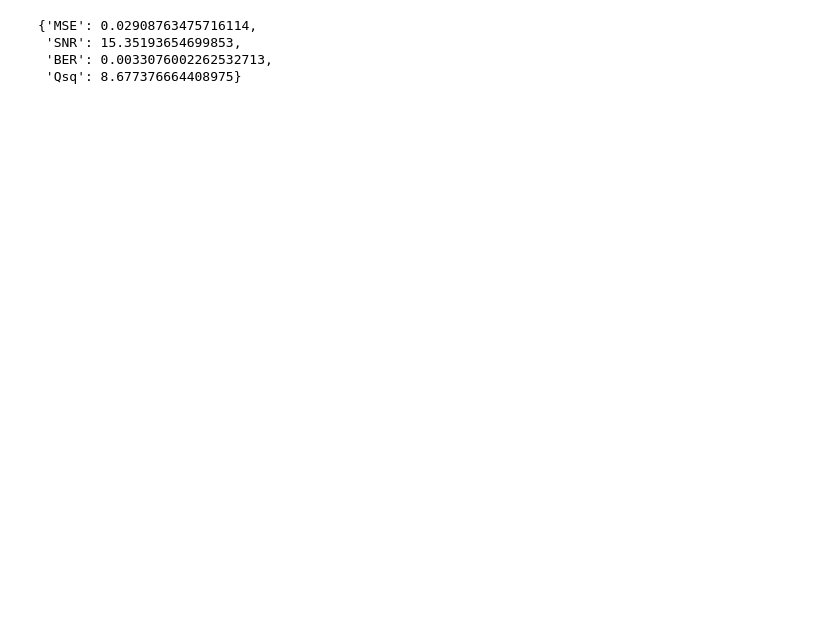
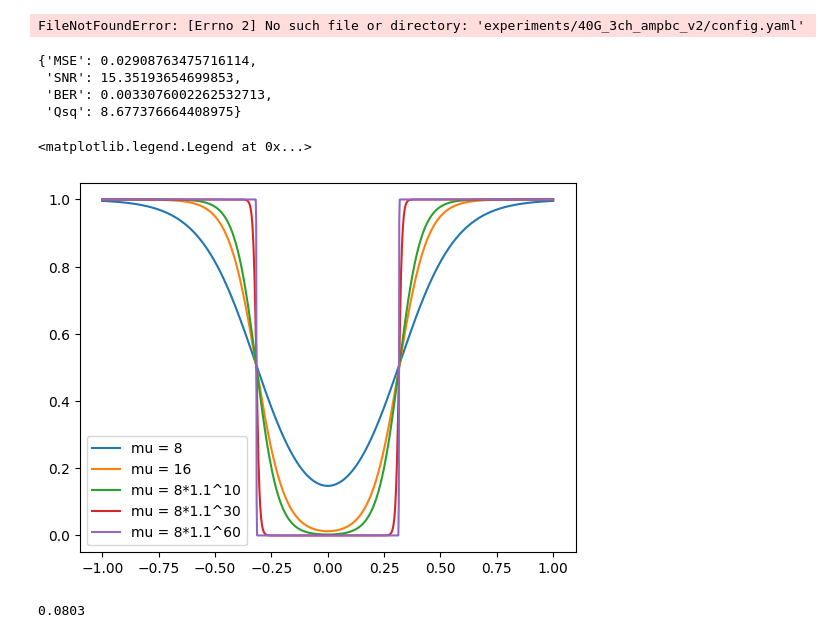
Before and after one commit to xinyuxiao113/pkufiber, a Jupyter notebook: test.ipynb, the cells around one changed output. Drawn from its saved outputs; the diff is of its cells as text; code cells hidden in the pictures; blank space fills up the shorter version.

```diff
--- a/test.ipynb
+++ b/test.ipynb
@@ -11,14 +11,16 @@ param_dict = torch.load(path + '/models/60.pth', map_location='cpu')['model_para
 model = init_model(config['model_name'], config['model_info'])
 model.load_state_dict(param_dict)
 
-test_path =  "/gpfs/share/home/2001110035/TorchFiber/dataset/test.h5"
+test_path =  "/home/xiaoxinyu/TorchFiber/dataset/test.h5"
 
-data = pf.data.PbcDataset(path=test_path, Nmodes=2, Nch=3, Rs=40, Pch=-1,
+data = pf.data.PbcDataset(path=test_path, Nmodes=2, Nch=3, Rs=80, Pch=-1,
                 window_size=model.M,  num_symb=100000, truncate=20000)
 
 dataloader = DataLoader(data, batch_size=20000, shuffle=False)
 
 test_model(model, dataloader, device='cpu')
+# %% [output]
+FileNotFoundError: [Errno 2] No such file or directory: 'experiments/40G_3ch_ampbc_v2/config.yaml'
 # %%
 id_model = pf.dsp.nonlinear_compensation.nneq.EqID(M=41)
 test_model(id_model, dataloader, device='cpu')
@@ -27,3 +29,35 @@ test_model(id_model, dataloader, device='cpu')
  'SNR': 15.35193654699853,
  'BER': 0.0033076002262532713,
  'Qsq': 8.677376664408975}
+# %%
+import pkufiber as pf
+import pkufiber.dsp.nonlinear_compensation.loss as loss
+import torch
+import matplotlib.pyplot as plt
+
+x = torch.linspace(-1,1,1000)
+
+
+y_ber = loss.well(x, mu=8*1.1**100)
+
+y1 = loss.well(x, mu=8)
+y2 = loss.well(x, mu=16)
+y3 = loss.well(x, mu=8*1.1**10)
+y4 = loss.well(x, mu=8*1.1**30)
+y5 = loss.well(x, mu=8*1.1**60)
+
+
+# plt.plot(x, y_ber, label='BER')
+plt.plot(x, y1, label='mu = 8')
+plt.plot(x, y2, label='mu = 16')
+plt.plot(x, y3, label='mu = 8*1.1^10')
+plt.plot(x, y4, label='mu = 8*1.1^30')
+plt.plot(x, y5, label='mu = 8*1.1^60')
+plt.legend()
+# %% [output]
+<matplotlib.legend.Legend at 0x...>
+[figure, added]
+# %%
+4.818 / 60
+# %% [output]
+0.0803
```
Also changed, not shown: 6 other files.
